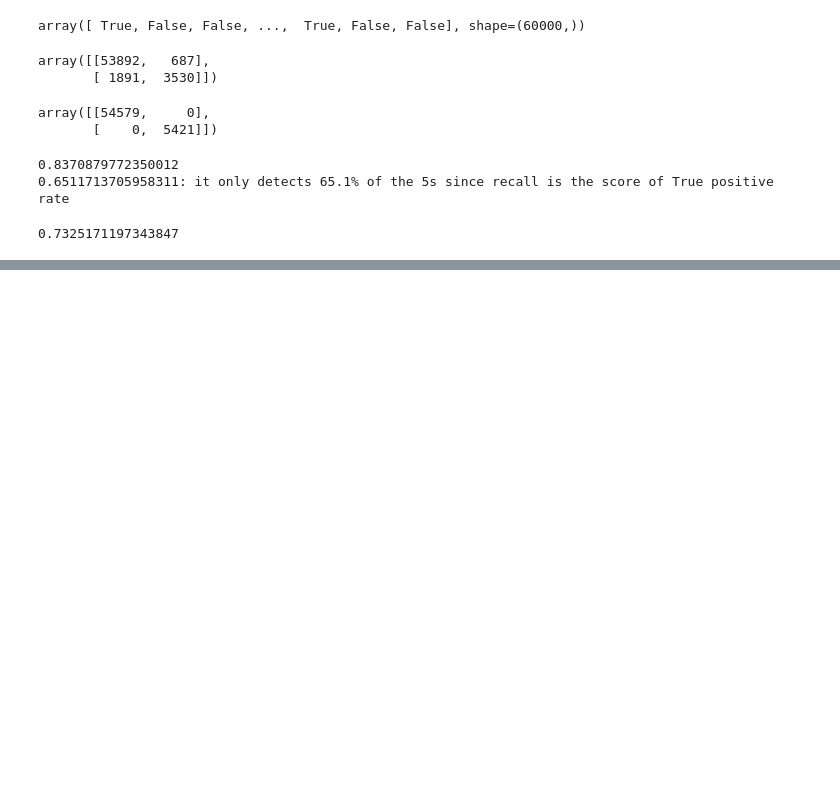
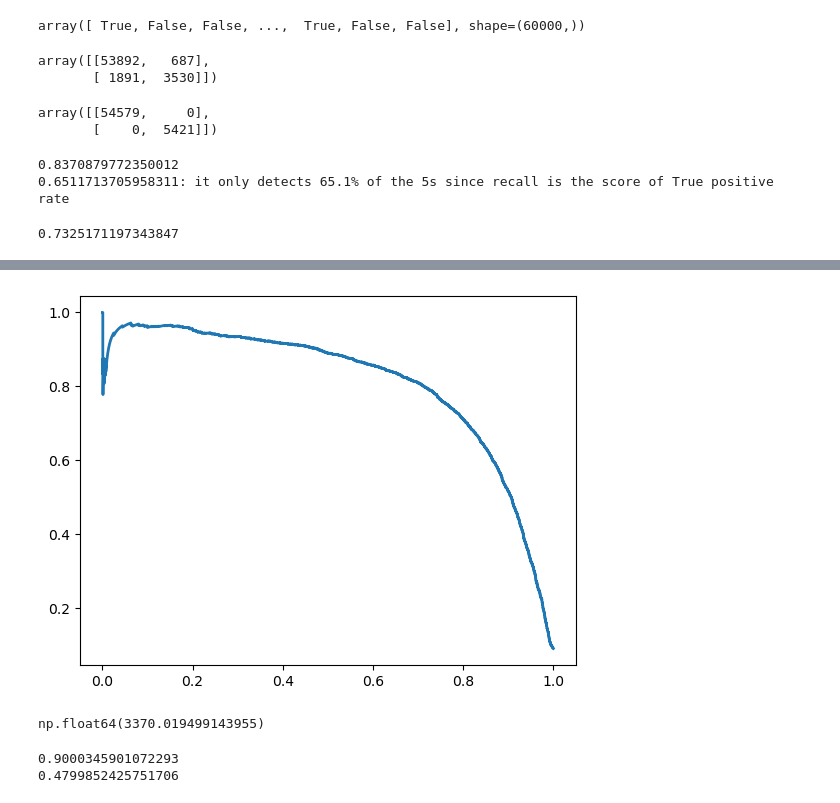
Before and after one commit to leozim/machine_learning.2025, a Jupyter notebook: cap_03_classification/mnist_data_set_classification.ipynb, the cells around one changed output, grey strips where cells are left out. Saved outputs shown, nothing was run; the diff lists cells and outputs as text; code cells hidden in the pictures; blank space fills up the shorter version.

```diff
--- a/cap_03_classification/mnist_data_set_classification.ipynb
+++ b/cap_03_classification/mnist_data_set_classification.ipynb
@@ -119,0 +151,22 @@ print(f1_score(y_train_5, y_train_pred))
+# %%
+ plt.plot(recalls, precisions, linewidth=2, label="Precision/Recall curve")
+ plt.show()
+# %% [output]
+[figure, added]
+# %%
+# getting the lowest threshold that gives you at least 90% precision with NumPy array's argmax()
+idx_for_90_precision = (precisions >= 0.90).argmax()
+threshold_for_90_precision = thresholds[idx_for_90_precision]
+threshold_for_90_precision
+# %% [output]
+np.float64(3370.019499143955)
+# %%
+# getting predictions instead of calling the classifier's predict() method
+y_train_pred_90 = (y_scores >= threshold_for_90_precision)
+print(precision_score(y_train_5, y_train_pred_90))
+
+recall_at_90_precision = recall_score(y_train_5, y_train_pred_90)
+print(recall_at_90_precision)
+# %% [output]
+0.9000345901072293
+0.4799852425751706
```
Also changed, not shown: parts of 23 cells of this notebook.
